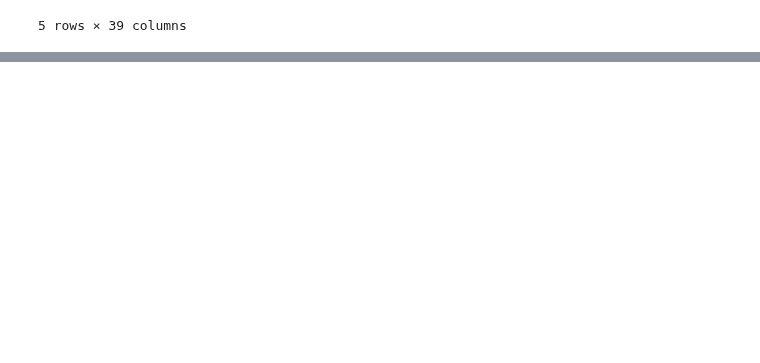
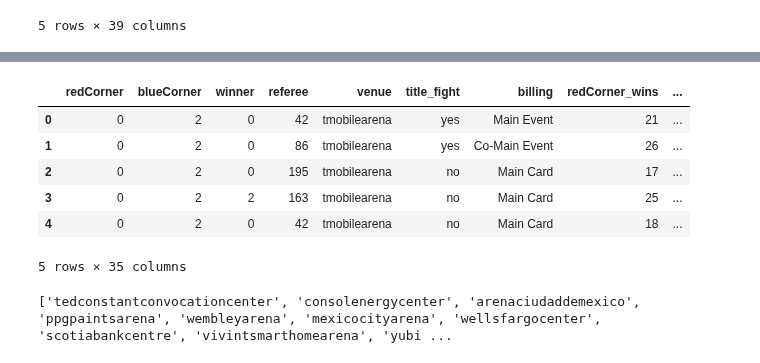
Before and after one commit to maxbraith/UFCModel, a Jupyter notebook: UFCModelGit/Model/trainDataWinner.ipynb, the cells around one changed output, grey strips where cells are left out. Saved outputs shown, nothing was run; the diff lists cells and outputs as text; code cells hidden in the pictures; blank space fills up the shorter version.

```diff
--- a/UFCModelGit/Model/trainDataWinner.ipynb
+++ b/UFCModelGit/Model/trainDataWinner.ipynb
@@ -173,0 +205,14 @@ for ref in refs:
+# %%
+#find special characters in venue
+venues = (df['venue'].values)
+chars2rep = []
+for venue in venues:
+    if(isinstance(venue, str)):
+        for char in venue:
+            if char.lower() not in ['a', 'b', 'c', 'd', 'e', 'f', 'g', 'h', 'i', 'j', 'k', 'l', 'm', 'n', 'o', 'p', 'q', 'r', 's', 't', 'u', 'v', 'w', 'x', 'y', 'z', ' ']:
+                chars2rep.append(str(char))
+            if char.upper() not in ['A', 'B', 'C', 'D', 'E', 'F', 'G', 'H', 'I', 'J', 'K', 'L', 'M', 'N', 'O', 'P', "Q", 'R', 'S', 'T', 'U', 'V', 'W', 'X', 'Y', 'Z', ' ']:
+                chars2rep.append(str(char))
+chars2rep = list(set(chars2rep))
+for char in chars2rep:
+    print(char)
@@ -174,3 +234,32 @@ for ref in refs:
+# %%
+#clean venues
+cleaned_venues = []
+for index, row in df.iterrows():
+    venue = row['venue']
+    cleaned_venue = venue
+    for char in chars2rep:
+        cleaned_venue = cleaned_venue.replace(char, '')
+    cleaned_venue = cleaned_venue.replace(' ', '')
+    cleaned_venues.append(cleaned_venue.lower())
+
+df['venue'] = cleaned_venues
+
+df.head()
+# %% [output]
+|  | redCorner | blueCorner | winner | referee | venue | title_fight | billing | redCorner_wins | ... |
+| 0 | 0 | 2 | 0 | 42 | tmobilearena | yes | Main Event | 21 | ... |
+| 1 | 0 | 2 | 0 | 86 | tmobilearena | yes | Co-Main Event | 26 | ... |
+| 2 | 0 | 2 | 0 | 195 | tmobilearena | no | Main Card | 17 | ... |
+| 3 | 0 | 2 | 2 | 163 | tmobilearena | no | Main Card | 25 | ... |
+| 4 | 0 | 2 | 0 | 42 | tmobilearena | no | Main Card | 18 | ... |
+5 rows × 35 columns
+# %%
+#confirm cleaning worked as intended
+venue_values = df['venue'].tolist()
+venue_values = list(set(venue_values))
+print(venue_values)
+# %% [output]
+['tedconstantconvocationcenter', 'consolenergycenter', 'arenaciudaddemexico', 'ppgpaintsarena', 'wembleyarena', 'mexicocityarena', 'wellsfargocenter', 'scotiabankcentre', 'vivintsmarthomearena', 'yubi ...
 # %%
 #give venues numerical value
 venues = df['venue']
```
Also changed, not shown: parts of 37 cells of this notebook, 5 other files.
